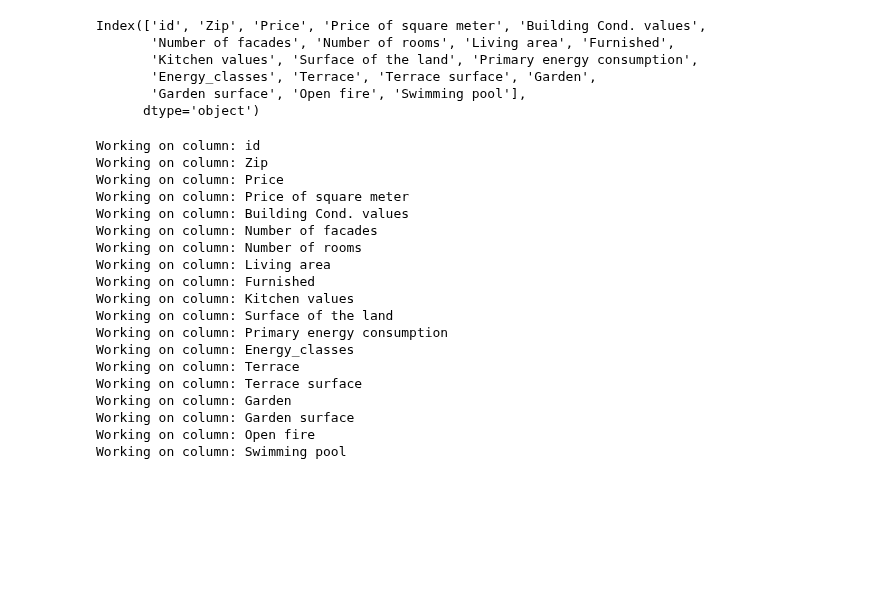
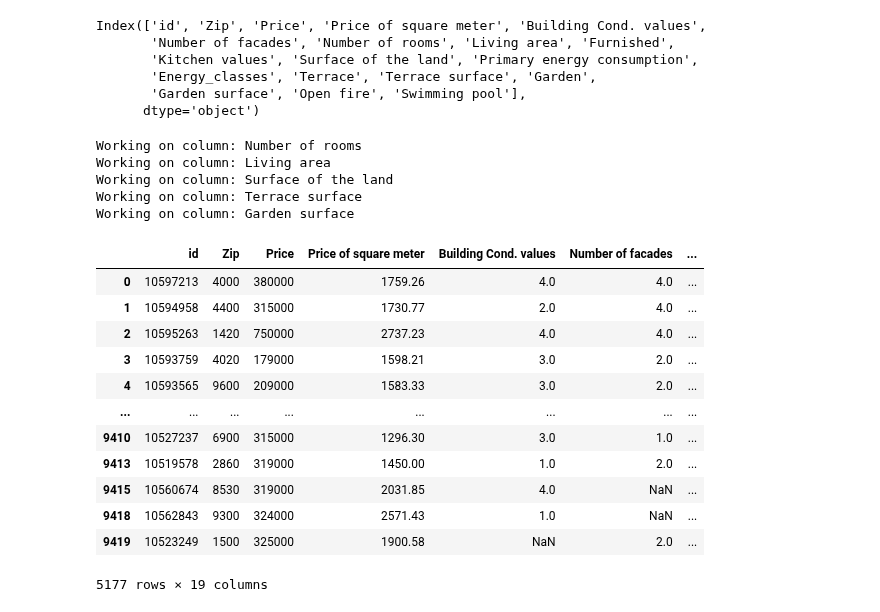
Before and after one commit to Ta-DevSark/challenge-regression, a Jupyter notebook: sarkis.ipynb, the cells around one changed output. Saved outputs shown, nothing was run; the diff lists cells and outputs as text; code cells hidden in the pictures; blank space fills up the shorter version.

```diff
--- a/sarkis.ipynb
+++ b/sarkis.ipynb
@@ -42,24 +34,10 @@ def remove_outliers(house_df: pd.DataFrame, columns: List[str], n_std: int) -> p
 
     return house_df
 
-no_outliers_df = remove_outliers(house_df, columns, 3)
+no_outliers_df = remove_outliers(house_df, ('Number of rooms', 'Living area', 'Surface of the land', 'Terrace surface','Garden surface'), 3)
 # %% [output]
-Working on column: id
-Working on column: Zip
-Working on column: Price
-Working on column: Price of square meter
-Working on column: Building Cond. values
-Working on column: Number of facades
 Working on column: Number of rooms
 Working on column: Living area
-Working on column: Furnished
-Working on column: Kitchen values
 Working on column: Surface of the land
-Working on column: Primary energy consumption
-Working on column: Energy_classes
-Working on column: Terrace
 Working on column: Terrace surface
-Working on column: Garden
 Working on column: Garden surface
-Working on column: Open fire
-Working on column: Swimming pool
@@ -70,2 +46,18 @@ X = no_outliers_df[columns]
 
 y = no_outliers_df['Price']
+# %%
+X
+# %% [output]
+|  | id | Zip | Price | Price of square meter | Building Cond. values | Number of facades | ... |
+| 0 | 10597213 | 4000 | 380000 | 1759.26 | 4.0 | 4.0 | ... |
+| 1 | 10594958 | 4400 | 315000 | 1730.77 | 2.0 | 4.0 | ... |
+| 2 | 10595263 | 1420 | 750000 | 2737.23 | 4.0 | 4.0 | ... |
+| 3 | 10593759 | 4020 | 179000 | 1598.21 | 3.0 | 2.0 | ... |
+| 4 | 10593565 | 9600 | 209000 | 1583.33 | 3.0 | 2.0 | ... |
+| ... | ... | ... | ... | ... | ... | ... | ... |
+| 9410 | 10527237 | 6900 | 315000 | 1296.30 | 3.0 | 1.0 | ... |
+| 9413 | 10519578 | 2860 | 319000 | 1450.00 | 1.0 | 2.0 | ... |
+| 9415 | 10560674 | 8530 | 319000 | 2031.85 | 4.0 | NaN | ... |
+| 9418 | 10562843 | 9300 | 324000 | 2571.43 | 1.0 | NaN | ... |
+| 9419 | 10523249 | 1500 | 325000 | 1900.58 | NaN | 2.0 | ... |
+5177 rows × 19 columns
```
Also changed, not shown: parts of 14 cells of this notebook.
